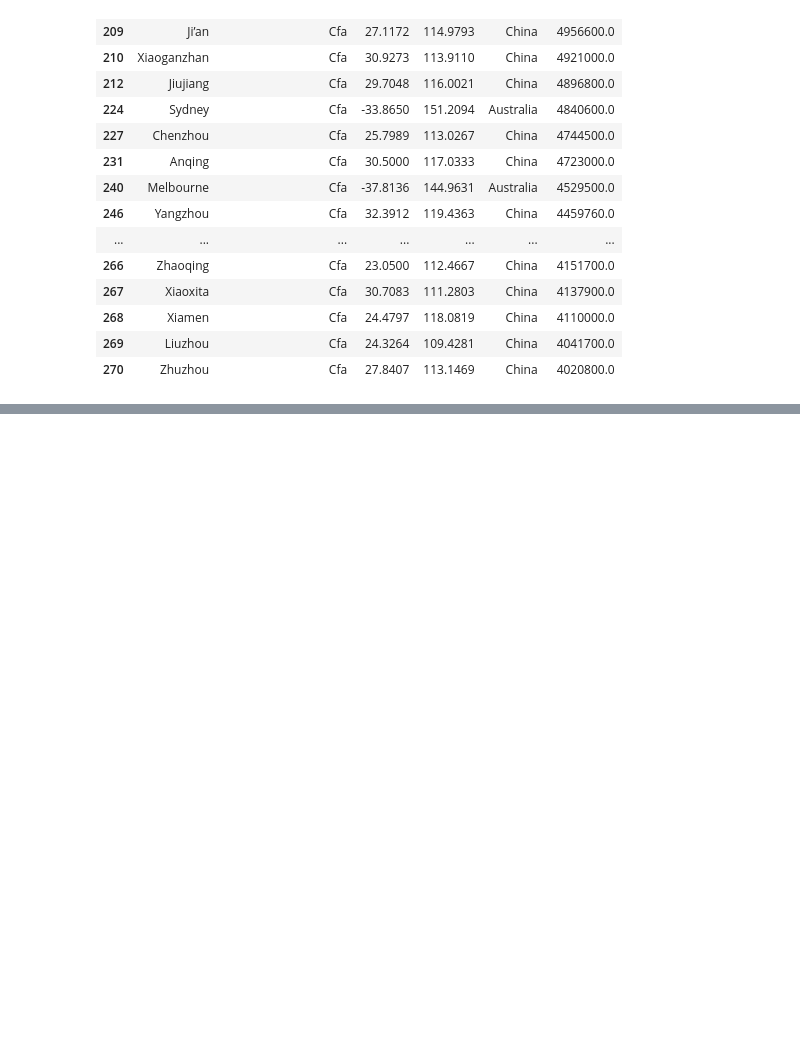
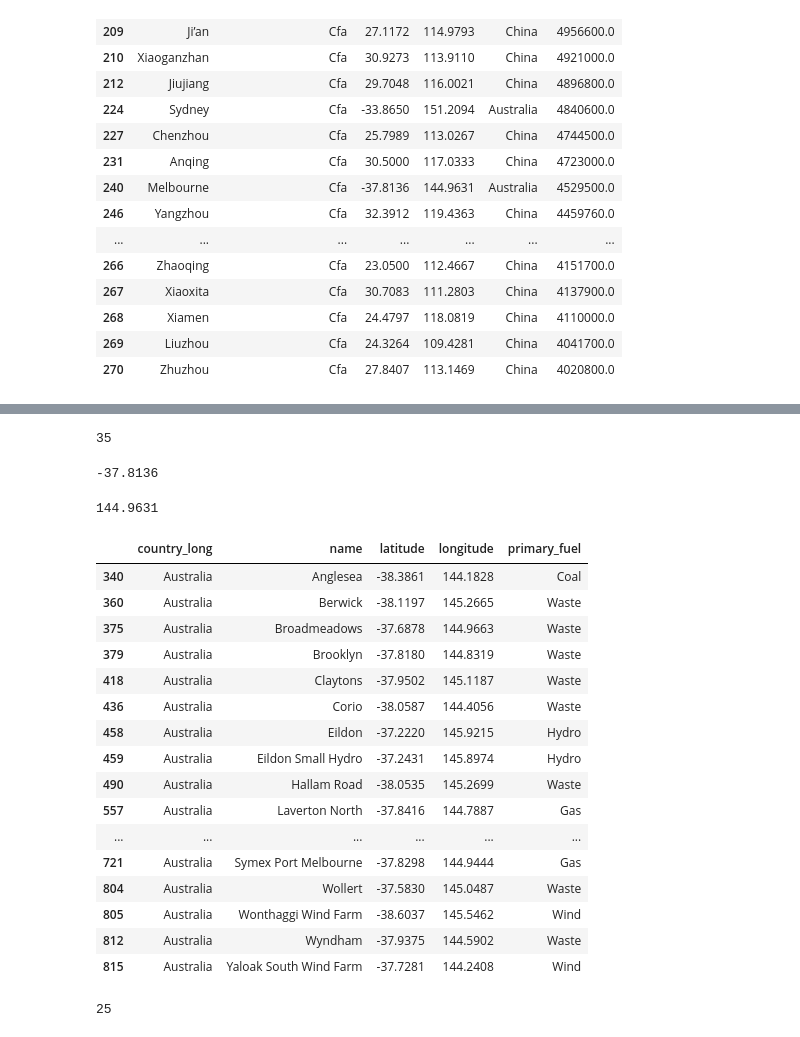
Before and after one commit to luonri11/project-1-repo, a Jupyter notebook: Pollution by power plant.ipynb, the cells around one changed output, grey strips where cells are left out. Saved outputs shown, nothing was run; the diff lists cells and outputs as text; code cells hidden in the pictures; blank space fills up the shorter version.

Commit message:
Pollution by power plant data and graphs

```diff
--- a/Pollution by power plant.ipynb
+++ b/Pollution by power plant.ipynb
@@ -208,0 +460,65 @@ print(data_lat_long["data"]["current"]["pollution"]["aqius"])
+# %%
+# print the US air quality index for Fuzhou
+print(data_lat_long["data"]["current"]["pollution"]["aqius"])
+# %% [output]
+35
+# %%
+# obtains the Latitude value of Melbourne from filter_df
+melb_filter_df = filter_df.set_index("City")
+melb_lat= melb_filter_df.loc["Melbourne", "Lat"]
+melb_lat
+# %% [output]
+-37.8136
+# %%
+# obtains the Longitude value of Melbourne from filter_df
+melb_filter_df = filter_df.set_index("City")
+melb_lon= melb_filter_df.loc["Melbourne", "Lon"]
+melb_lon
+# %% [output]
+144.9631
+# %%
+# filtering powerplants data frame by lat/long within 1 degree to Melbourne
+
+melb_filter_df = filter_df.set_index("City")
+melb_lat= melb_filter_df.loc["Melbourne", "Lat"]
+melb_lat
+
+melb_filter_df = filter_df.set_index("City")
+melb_lon= melb_filter_df.loc["Melbourne", "Lon"]
+melb_lon
+
+melb_lat_filter_min= melb_lat-1
+melb_lat_filter_max= melb_lat+1
+
+melb_lon_filter_min= melb_lon-1
+melb_lon_filter_max= melb_lon+1
+
+lat_melb_filter_powerplants_df = powerplants_df.loc[(powerplants_df['latitude'] >=melb_lat_filter_min) & (powerplants_df['latitude'] <= melb_lat_filter_max)]
+
+lat_lon_melb_filter_powerplants_df = lat_melb_filter_powerplants_df.loc[(powerplants_df['longitude'] >=melb_lon_filter_min) & (powerplants_df['longitude'] <= melb_lon_filter_max)]
+
+lat_lon_melb_filter_powerplants_df
+# reveals power plants within close proximity to Melbourne
+# %% [output]
+|  | country_long | name | latitude | longitude | primary_fuel |
+| 340 | Australia | Anglesea | -38.3861 | 144.1828 | Coal |
+| 360 | Australia | Berwick | -38.1197 | 145.2665 | Waste |
+| 375 | Australia | Broadmeadows | -37.6878 | 144.9663 | Waste |
+| 379 | Australia | Brooklyn | -37.8180 | 144.8319 | Waste |
+| 418 | Australia | Claytons | -37.9502 | 145.1187 | Waste |
+| 436 | Australia | Corio | -38.0587 | 144.4056 | Waste |
+| 458 | Australia | Eildon | -37.2220 | 145.9215 | Hydro |
+| 459 | Australia | Eildon Small Hydro | -37.2431 | 145.8974 | Hydro |
+| 490 | Australia | Hallam Road | -38.0535 | 145.2699 | Waste |
+| 557 | Australia | Laverton North | -37.8416 | 144.7887 | Gas |
+| ... | ... | ... | ... | ... | ... |
+| 721 | Australia | Symex Port Melbourne | -37.8298 | 144.9444 | Gas |
+| 804 | Australia | Wollert | -37.5830 | 145.0487 | Waste |
+| 805 | Australia | Wonthaggi Wind Farm | -38.6037 | 145.5462 | Wind |
+| 812 | Australia | Wyndham | -37.9375 | 144.5902 | Waste |
+| 815 | Australia | Yaloak South Wind Farm | -37.7281 | 144.2408 | Wind |
+# %%
+# the amount of power plants within 1 degree of proximity (lat/lon) to Melbourne
+lat_lon_melb_filter_powerplants_df.__len__()
+# %% [output]
+25
```
Also changed, not shown: parts of 26 cells of this notebook, 3 other files.
